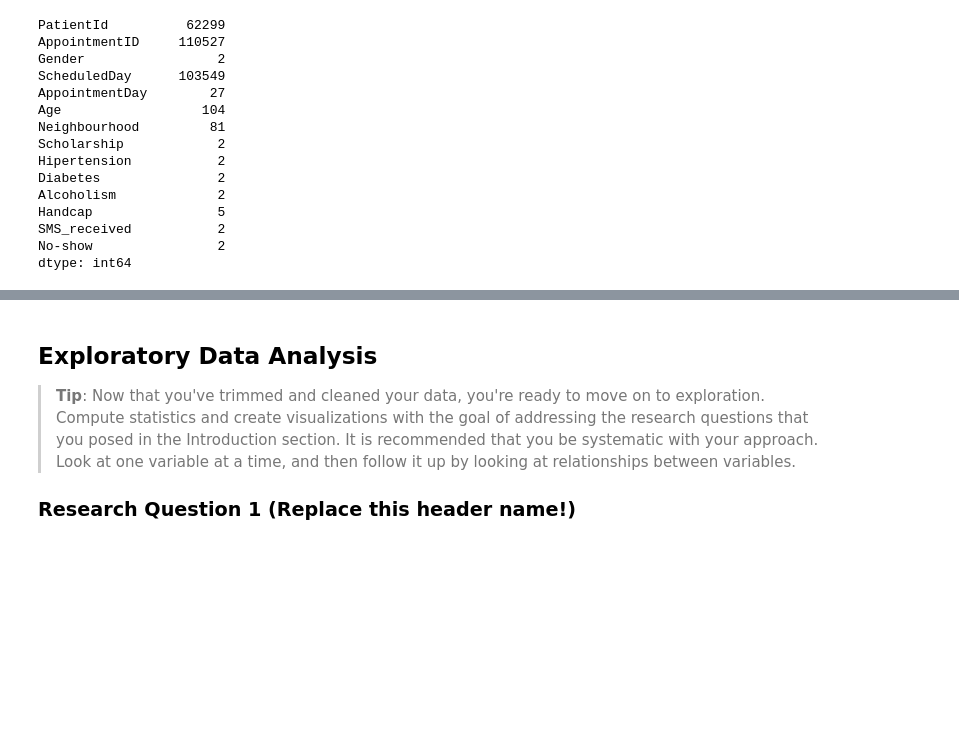
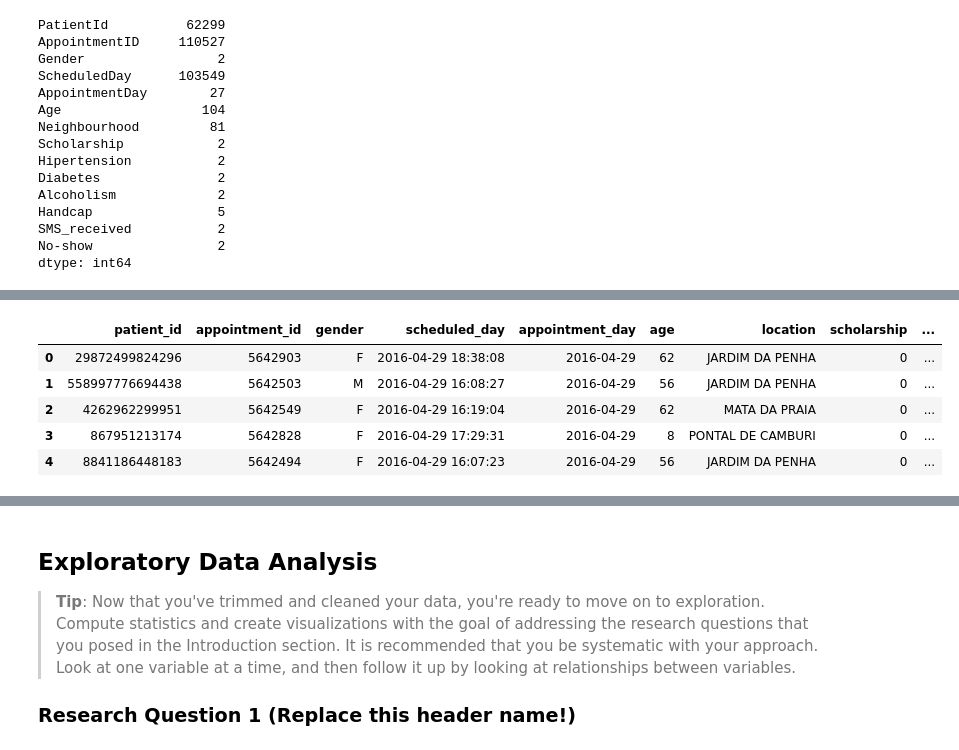
Before and after one commit to YousefKJM/P2-Investigate-a-Dataset, a Jupyter notebook: Investigate_a_Dataset.ipynb, the cells around one changed output, grey strips where cells are left out. Drawn from its saved outputs; the diff is of its cells as text; code cells hidden in the pictures; blank space fills up the shorter version.

```diff
--- a/Investigate_a_Dataset.ipynb
+++ b/Investigate_a_Dataset.ipynb
@@ -158,0 +328,23 @@ df.describe()
+# %%
+df_v1 = df_v0
+# calculate the total days a patient will wait for their appointment and put that in a new column
+df_v1['elapsed_days'] = df_v1['appointment_day'] - df_v1['scheduled_day']
+
+# extract the scheduled days and put it in a new colmun
+df_v1['scheduled_dayweek'] = df_v1['scheduled_day'].dt.weekday_name
+
+# extract the scheduled hours and put that in a new column
+df_v1['scheduled_hour'] = df_v1['scheduled_day'].apply(lambda time: time.hour)
+
+# extract the appointment days and put it in a new colmun
+df_v1['appointment_dayweek'] = df_v1['appointment_day'].dt.weekday_name
+
+# confirm changes
+df_v1.head()
+# %% [output]
+|  | patient_id | appointment_id | gender | scheduled_day | appointment_day | age | location | scholarship | ... |
+| 0 | 29872499824296 | 5642903 | F | 2016-04-29 18:38:08 | 2016-04-29 | 62 | JARDIM DA PENHA | 0 | ... |
+| 1 | 558997776694438 | 5642503 | M | 2016-04-29 16:08:27 | 2016-04-29 | 56 | JARDIM DA PENHA | 0 | ... |
+| 2 | 4262962299951 | 5642549 | F | 2016-04-29 16:19:04 | 2016-04-29 | 62 | MATA DA PRAIA | 0 | ... |
+| 3 | 867951213174 | 5642828 | F | 2016-04-29 17:29:31 | 2016-04-29 | 8 | PONTAL DE CAMBURI | 0 | ... |
+| 4 | 8841186448183 | 5642494 | F | 2016-04-29 16:07:23 | 2016-04-29 | 56 | JARDIM DA PENHA | 0 | ... |
```
Also changed, not shown: parts of 22 cells of this notebook, 1 other file.
